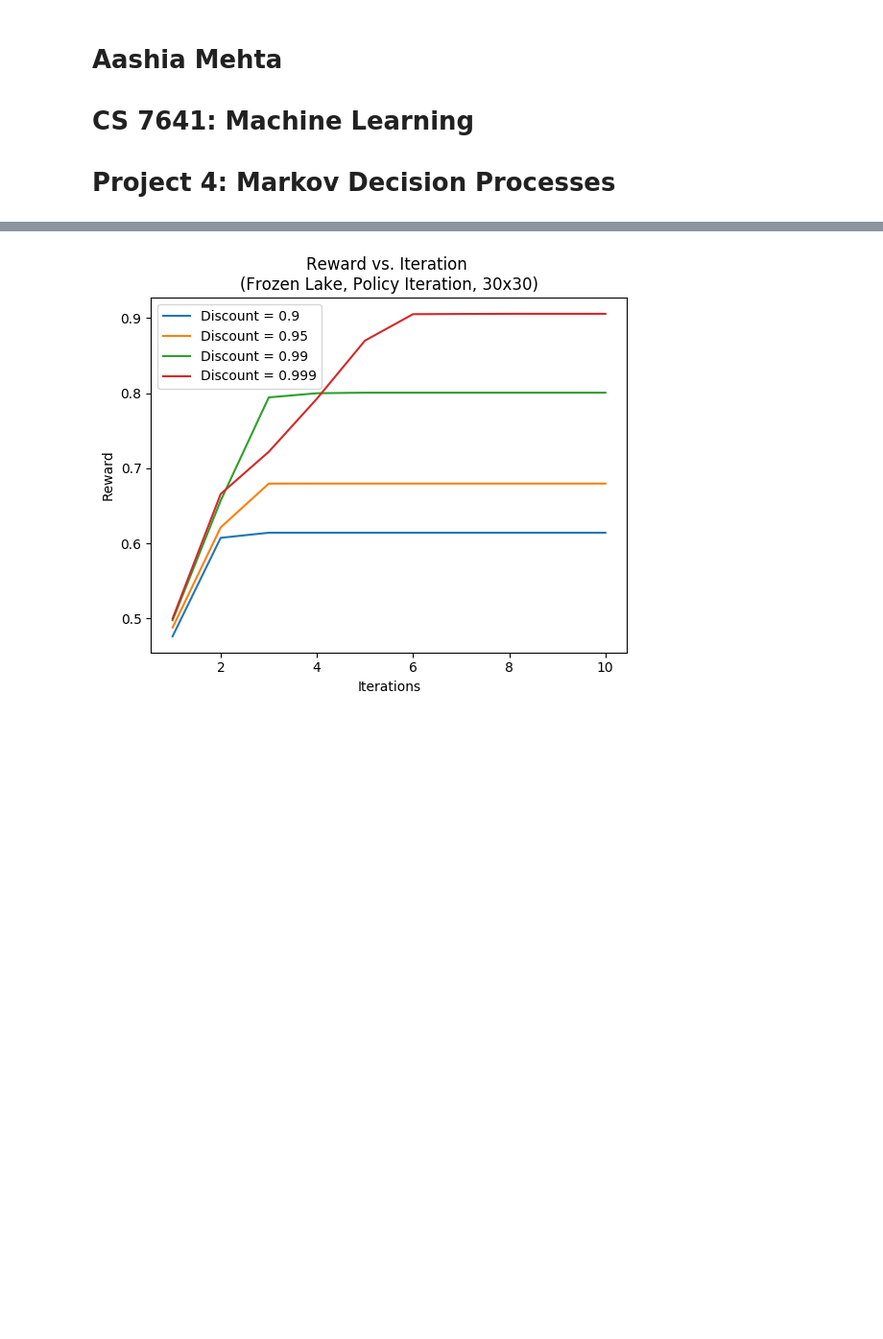
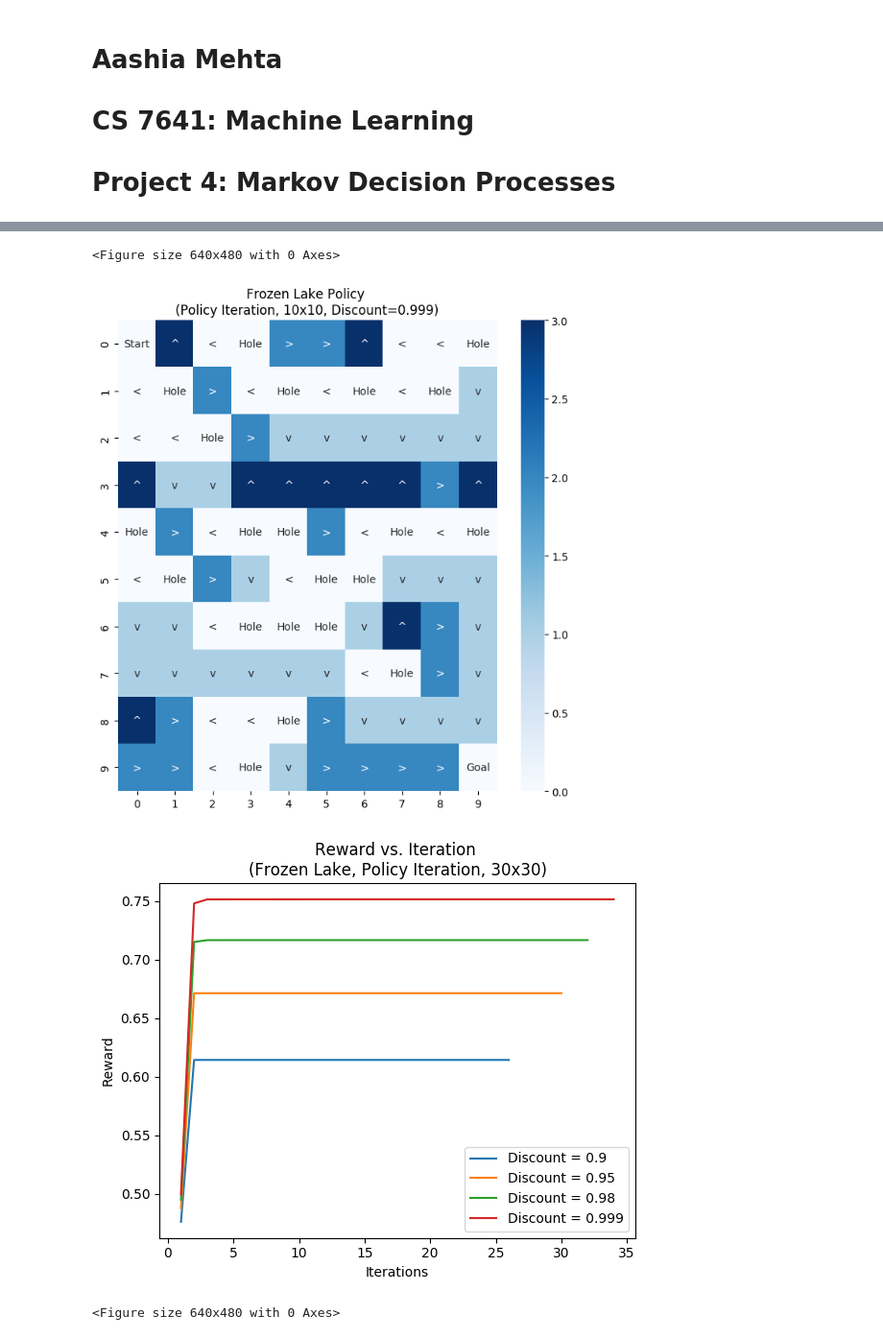
Before and after one commit to aashiamehta/MachineLearning, a Jupyter notebook: Project4/markov_decision_processes.ipynb, the cells around one changed output, grey strips where cells are left out. Shown at 96% size. Cells and saved outputs as stored; diff of their text form; code cells hidden in the pictures; blank space fills up the shorter version.

```diff
--- a/Project4/markov_decision_processes.ipynb
+++ b/Project4/markov_decision_processes.ipynb
@@ -38,6 +62,6 @@ def plot_time_iterations(run_stats, title, size, label):
 # %%
+# FROZEN LAKE: VALUE ITERATION (10)
 np.random.seed(0)
-
 random_map = generate_random_map(size=10)
 P, R = example.openai("FrozenLake-v1", desc=random_map)
 
@@ -46,7 +70,7 @@ for i in range(len(discounts)):
     vi = mdp.ValueIteration(P, R, discounts[i], epsilon=0.01)
     vi.run()
     vi_run_stats = vi.run_stats
-    plot_reward_iterations(vi_run_stats, "Value Iteration", "10x10, Epsilon = 0.01",
+    plot_reward_iterations(vi_run_stats, "Frozen Lake, Value Iteration, 10x10, Epsilon = 0.01",
                            "Discount = " + str(discounts[i]) + ", Epsilon = " + str(0.01))
 plt.show()
 plt.close()
@@ -55,8 +79,11 @@ for i in range(len(discounts)):
     vi = mdp.ValueIteration(P, R, discounts[i], epsilon=0.001)
     vi.run()
     vi_run_stats = vi.run_stats
-    plot_reward_iterations(vi_run_stats, "Value Iteration", "10x10, Epsilon = 0.001",
+    plot_reward_iterations(vi_run_stats, "Frozen Lake, Value Iteration, 10x10, Epsilon = 0.001",
                            "Discount = " + str(discounts[i]) + ", Epsilon = " + str(0.001))
+    if discounts[i] == 0.999:
+        policy = vi.policy
+        create_frozen_lake_map('Frozen Lake Policy \n(Value Iteration, 10x10, Discount=0.999, Epsilon=0.001)', random_map, policy, 10, figsize=8)
 plt.show()
 plt.close()
 
@@ -64,7 +91,7 @@ for i in range(len(discounts)):
     vi = mdp.ValueIteration(P, R, discounts[i], epsilon=0.1)
     vi.run()
     vi_run_stats = vi.run_stats
-    plot_reward_iterations(vi_run_stats, "Value Iteration", "10x10, Epsilon = 0.1",
+    plot_reward_iterations(vi_run_stats, "Frozen Lake, Value Iteration, 10x10, Epsilon = 0.1",
                            "Discount = " + str(discounts[i]) + ", Epsilon = " + str(0.1))
 plt.show()
 plt.close()
@@ -75,6 +104,6 @@ plt.close()
 # %%
+# FROZEN LAKE: VALUE ITERATION (30)
 np.random.seed(0)
-
 random_map = generate_random_map(size=30)
 P, R = example.openai("FrozenLake-v1", desc=random_map)
 
@@ -83,7 +112,7 @@ for i in range(len(discounts)):
     vi = mdp.ValueIteration(P, R, discounts[i], epsilon=0.01)
     vi.run()
     vi_run_stats = vi.run_stats
-    plot_reward_iterations(vi_run_stats, "Value Iteration", "30x30, Epsilon = 0.01",
+    plot_reward_iterations(vi_run_stats, "Frozen Lake, Value Iteration, 30x30, Epsilon = 0.01",
                            "Discount = " + str(discounts[i]) + ", Epsilon = " + str(0.01))
 plt.show()
 plt.close()
@@ -92,8 +121,12 @@ for i in range(len(discounts)):
     vi = mdp.ValueIteration(P, R, discounts[i], epsilon=0.001)
     vi.run()
     vi_run_stats = vi.run_stats
-    plot_reward_iterations(vi_run_stats, "Value Iteration", "30x30, Epsilon = 0.001",
+    plot_reward_iterations(vi_run_stats, "Frozen Lake, Value Iteration, 30x30, Epsilon = 0.001",
                            "Discount = " + str(discounts[i]) + ", Epsilon = " + str(0.001))
+    if discounts[i] == 0.999:
+        policy = pi.policy
+        create_frozen_lake_map('Frozen Lake Policy \n(Value Iteration, 30x30, Discount=0.999, Epsilon=0.001)', random_map, policy, 30, figsize=20)
+
 plt.show()
 plt.close()
 
@@ -101,7 +134,7 @@ for i in range(len(discounts)):
     vi = mdp.ValueIteration(P, R, discounts[i], epsilon=0.1)
     vi.run()
     vi_run_stats = vi.run_stats
-    plot_reward_iterations(vi_run_stats, "Value Iteration", "30x30, Epsilon = 0.1",
+    plot_reward_iterations(vi_run_stats, "Frozen Lake, Value Iteration, 30x30, Epsilon = 0.1",
                            "Discount = " + str(discounts[i]) + ", Epsilon = " + str(0.1))
 plt.show()
 plt.close()
@@ -112,29 +178,37 @@ plt.close()
 # %%
+# FROZEN LAKE: POLICY ITERATION (10)
 np.random.seed(0)
-
 random_map = generate_random_map(size=10)
 P, R = example.openai("FrozenLake-v1", desc=random_map)
 
 discounts = [0.9, 0.95, 0.99, 0.999]
 for i in range(len(discounts)):
-    pi = mdp.PolicyIteration(P, R, discounts[i], max_iter=10)
+    pi = mdp.PolicyIteration(P, R, discounts[i], eval_type=1)
     pi.run()
     pi_run_stats = pi.run_stats
-    plot_reward_iterations(pi_run_stats, "Policy Iteration", "10x10",
+    plot_reward_iterations(pi_run_stats, "Frozen Lake, Policy Iteration, 10x10",
                            "Discount = " + str(discounts[i]))
+    if discounts[i] == 0.999:
+        policy = pi.policy
+        create_frozen_lake_map('Frozen Lake Policy \n(Policy Iteration, 10x10, Discount=0.999)', random_map, policy, 10, figsize=8)
 plt.show()
 plt.close()
 
+# FROZEN LAKE: POLICY ITERATION (30)
+np.random.seed(0)
 random_map = generate_random_map(size=30)
 P, R = example.openai("FrozenLake-v1", desc=random_map)
 
-discounts = [0.9, 0.95, 0.99, 0.999]
+discounts = [0.9, 0.95, 0.98, 0.999]
 for i in range(len(discounts)):
-    pi = mdp.PolicyIteration(P, R, discounts[i], max_iter=10)
+    pi = mdp.PolicyIteration(P, R, discounts[i], eval_type=1)
     pi.run()
     pi_run_stats = pi.run_stats
-    plot_reward_iterations(pi_run_stats, "Policy Iteration", "30x30",
+    plot_reward_iterations(pi_run_stats, "Frozen Lake, Policy Iteration, 30x30",
                            "Discount = " + str(discounts[i]))
+    if discounts[i] == 0.999:
+        policy = pi.policy
+        create_frozen_lake_map('Frozen Lake Policy \n(Policy Iteration, 30x30, Discount=0.999)', random_map, policy, 30, figsize=20)
 plt.show()
 plt.close()
 # %% [output]
@@ -142 +216,4 @@ plt.close()
+<Figure size 640x480 with 0 Axes>
-[figure, old version]
+[figure, new version]
+[figure, added]
+<Figure size 640x480 with 0 Axes>
```
Also changed, not shown: parts of 16 cells of this notebook, 1 other file.
